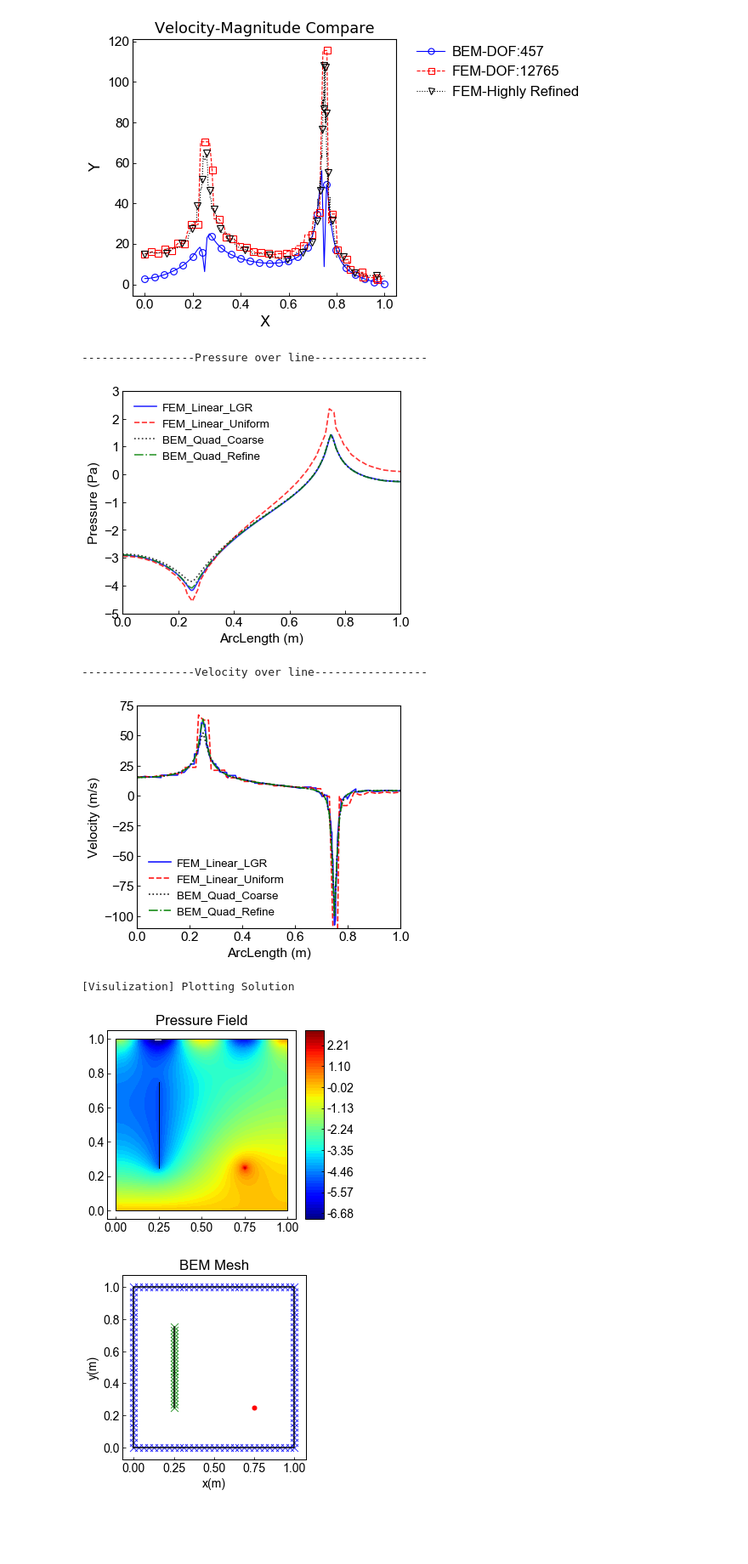
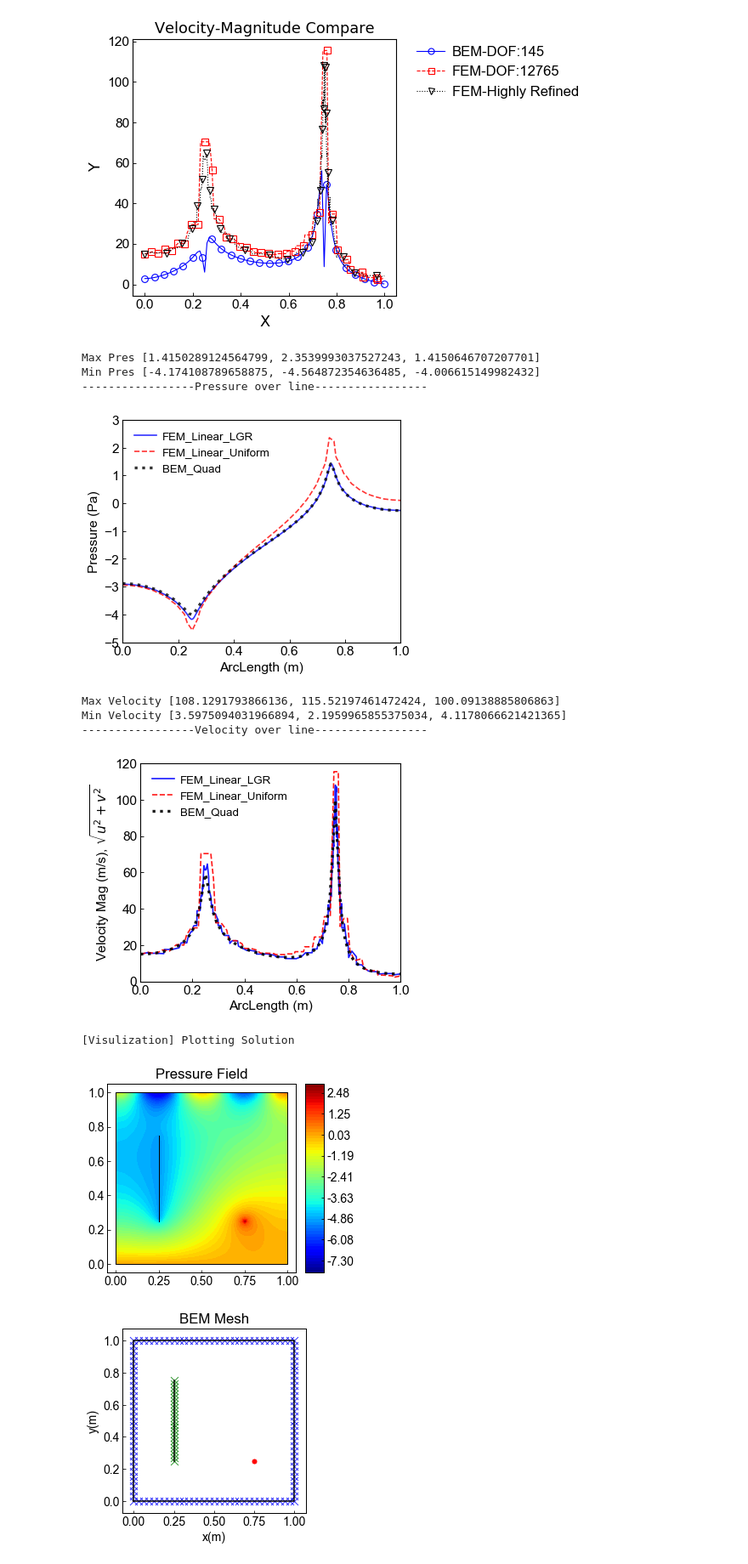
Before and after one commit to BinWang0213/PyBEM2D, a Jupyter notebook: Examples/Unit_Square_Sources.ipynb, the cells around one changed output. Shown at 85% size. Saved outputs shown, nothing was run; the diff lists cells and outputs as text; code cells hidden in the pictures; blank space fills up the shorter version.

Commit message:
case updated

```diff
--- a/Examples/Unit_Square_Sources.ipynb
+++ b/Examples/Unit_Square_Sources.ipynb
@@ -23,7 +23,7 @@ Trace_vert=[((0.25, 0.25), (0.25, 0.75))]
 
 Source_vert=[(0.75,0.25)]
 
-element_esize=1/32 #Edge mesh is important to overall mass balance
+element_esize=1/10 #Edge mesh is important to overall mass balance
 element_tszie=element_esize/1.5 #Trace mesh size
 
 BEM_Case1.set_Mesh(Boundary_vert,Trace_vert,Source_vert,element_esize,element_tszie,Type="Quad")
@@ -291,37 +152,52 @@ PUV_BEM_coarse=np.genfromtxt('.\\Verification\\UnitSquareBEM20_PUV.csv', comment
 PUV_BEM_refine=np.genfromtxt('.\\Verification\\UnitSquareBEM97_PUV.csv', comments='%',delimiter=',')
 
 
-DataSetName=['FEM_Linear_LGR','FEM_Linear_Uniform','BEM_Quad_Coarse','BEM_Quad_Refine']
+DataSetName=['FEM_Linear_LGR','FEM_Linear_Uniform','BEM_Quad']
 space=1
-ArcLength=[PFEM_LGR[::space,0],PFEM_uniform[::space,0],PUV_BEM_coarse[::space,0],PUV_BEM_refine[::space,0]]
-Pressure=[PFEM_LGR[::space,1],PFEM_uniform[::space,1],PUV_BEM_coarse[::space,1],PUV_BEM_refine[::space,1]]
+ArcLength=[PFEM_LGR[::space,0],PFEM_uniform[::space,0],PUV_BEM_refine[::space,0]]
+Pressure=[PFEM_LGR[::space,1],PFEM_uniform[::space,1],PUV_BEM_refine[::space,1]]
+
+print('Max Pres',[max(pres) for pres in Pressure])
+print('Min Pres',[min(pres) for pres in Pressure])
 
 print("-----------------Pressure over line-----------------")
 plotTables(X=ArcLength,Y=Pressure, DataNames=DataSetName,
            XLable='ArcLength (m)',YLabel='Pressure (Pa)',Xlim=[0,1],Ylim=[-5,3],
            Alpha=[0.8]*len(DataSetName),
-           MarkerSize=[0,0,0,0,0],LineWidth=[1.5,1.5,1.5,1.5,1.5],
+           MarkerSize=[0,0,0,0,0],LineWidth=[1.5,1.5,3,1.5,1.5],
            img_fname='Case2_PressureOverLine.pdf')
 
+Vmag_FEM_LGR=np.sqrt(vFEM_LGR[::space,1]**2+uFEM_LGR[::space,1]**2)
+Vmag_FEM_uniform=np.sqrt(vFEM_uniform[::space,1]**2+uFEM_uniform[::space,1]**2)
+Vmag_BEM_coarse=np.sqrt(PUV_BEM_coarse[::space,2]**2+PUV_BEM_coarse[::space,3]**2)
+Vmag_BEM_refine=np.sqrt(PUV_BEM_refine[::space,2]**2+PUV_BEM_refine[::space,3]**2)
 
-Velocity=[vFEM_LGR[::space,1],vFEM_uniform[::space,1],PUV_BEM_coarse[::space,3],PUV_BEM_refine[::space,3]]
+Velocity=[vFEM_LGR[::space,1],vFEM_uniform[::space,1],PUV_BEM_refine[::space,3]]
+Velocity=[Vmag_FEM_LGR,Vmag_FEM_uniform,Vmag_BEM_refine]
+
+print('Max Velocity',[max(vel) for vel in Velocity])
+print('Min Velocity',[min(vel) for vel in Velocity])
 
 print("-----------------Velocity over line-----------------")
 plotTables(X=ArcLength,Y=Velocity, DataNames=DataSetName,
-           XLable='ArcLength (m)',YLabel='Velocity (m/s)',Xlim=[0,1],Ylim=[-110,75],
+           XLable='ArcLength (m)',YLabel='Velocity Mag (m/s), $\sqrt{u^2+v^2}$ ',Xlim=[0,1],Ylim=[0,120],
            Alpha=[0.9]*len(DataSetName),
-           MarkerSize=[0,0,0,0,0],LineWidth=[1.5,1.5,1.5,1.5,1.5],
+           MarkerSize=[0,0,0,0,0],LineWidth=[1.5,1.5,3,1.5,1.5],
            img_fname='Case2_VelocityYOverLine.pdf')
 # %% [output]
+Max Pres [1.4150289124564799, 2.3539993037527243, 1.4150646707207701]
+Min Pres [-4.174108789658875, -4.564872354636485, -4.006615149982432]
 -----------------Pressure over line-----------------
-[figure, old version]
+[figure, new version]
+Max Velocity [108.1291793866136, 115.52197461472424, 100.09138885806863]
+Min Velocity [3.5975094031966894, 2.1959965855375034, 4.1178066621421365]
 -----------------Velocity over line-----------------
-[figure, old version]
+[figure, new version]
 # %%
-xx=BEM_Case1.PostProcess.plot_Solution(resolution=60,p_range=(-7,3),SubPlots=['P'],img_fname='Case2_Pressure_Field.pdf')
+xx=BEM_Case1.PostProcess.plot_Solution(resolution=60,p_range=(-8,3),SubPlots=['P'],img_fname='Case2_Pressure_Field.pdf')
 # %% [output]
 [Visulization] Plotting Solution
-[figure, old version]
+[figure, new version]
 # %%
 BEM_Case1.plot_Mesh(Annotation=0,legend=0,node_size=0,img_fname='Case2_BEM_Mesh_refine.pdf')
 # %% [output]
```
Also changed, not shown: parts of 19 cells of this notebook, 9 other files.
